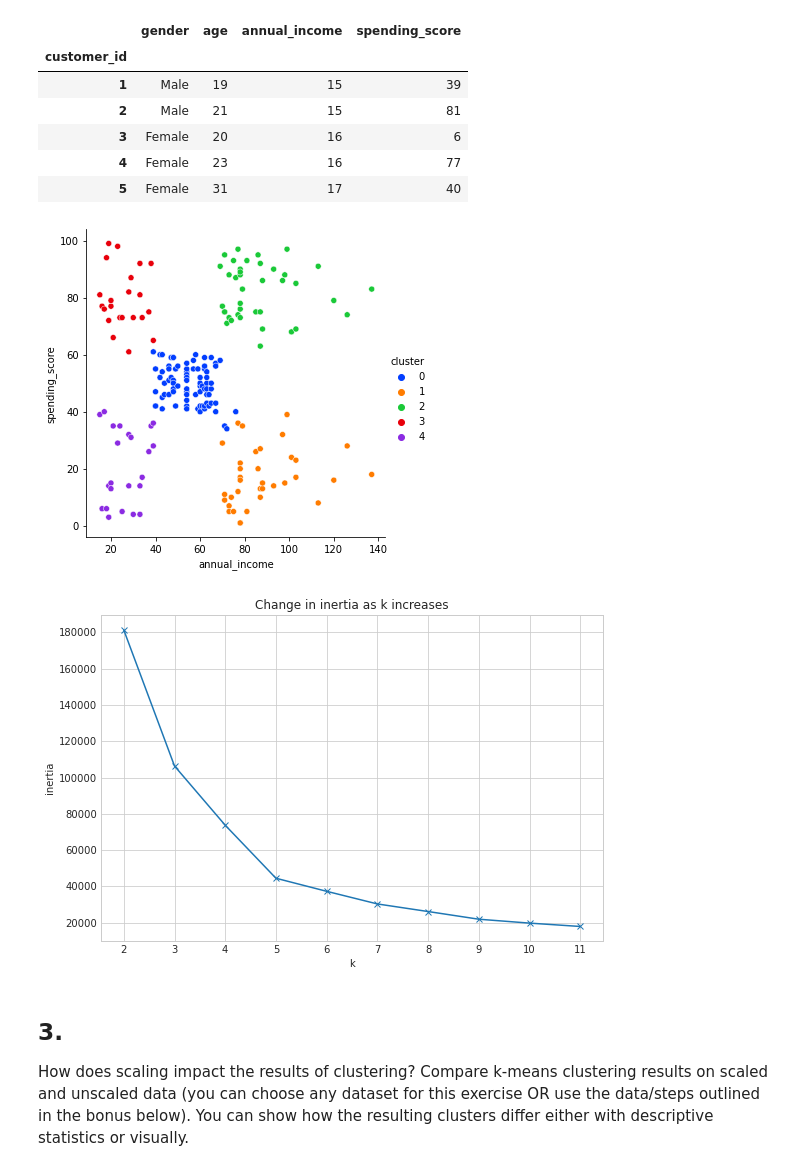
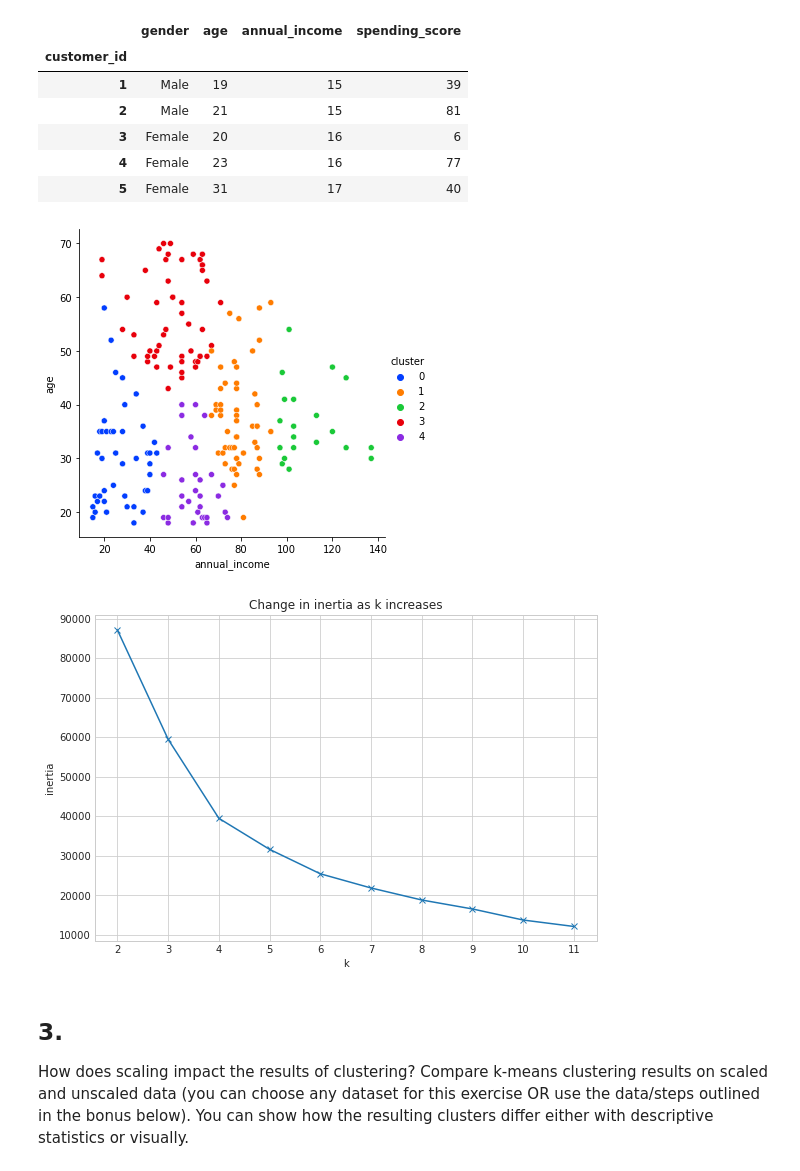
Before and after one commit to DanielFordHUB/clustering-exercises, a Jupyter notebook: Modeling.ipynb, the cells around one changed output. Drawn from its saved outputs; the diff is of its cells as text; code cells hidden in the pictures.

```diff
--- a/Modeling.ipynb
+++ b/Modeling.ipynb
@@ -119,16 +119,16 @@ df.head()
 | 4 | Female | 23 | 16 | 77 |
 | 5 | Female | 31 | 17 | 40 |
 # %%
-x = df[['annual_income', 'spending_score']]
+x = df[['annual_income', 'age']]
 kmeans = KMeans(n_clusters=5)
 kmeans.fit(x)
 df['cluster'] = kmeans.predict(x)
 
 palette='bright'
-sns.relplot(data=df, x='annual_income', y='spending_score', hue='cluster', palette=palette)
+sns.relplot(data=df, x='annual_income', y='age', hue='cluster', palette=palette)
 plt.show()
 # %% [output]
-[figure, old version]
+[figure, new version]
 # %%
 with plt.style.context('seaborn-whitegrid'):
     plt.figure(figsize=(9, 6))
@@ -138,7 +138,7 @@ with plt.style.context('seaborn-whitegrid'):
     plt.ylabel('inertia')
     plt.title('Change in inertia as k increases')
 # %% [output]
-[figure, old version]
+[figure, new version]
 # %% [markdown]
 ## 3.
 How does scaling impact the results of clustering? Compare k-means clustering results on scaled and unscaled data (you can choose any dataset for this exercise OR use the data/steps outlined in the bonus below). You can show how the resulting clusters differ either with descriptive statistics or visually.
```
Also changed, not shown: parts of 13 cells of this notebook, 2 other files.
